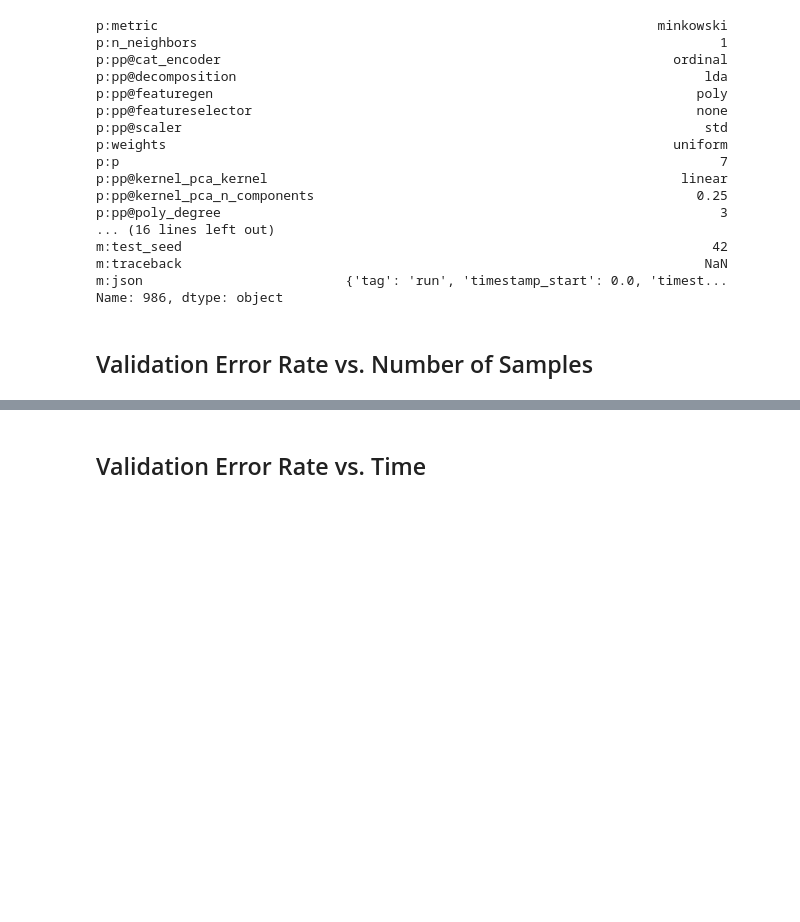
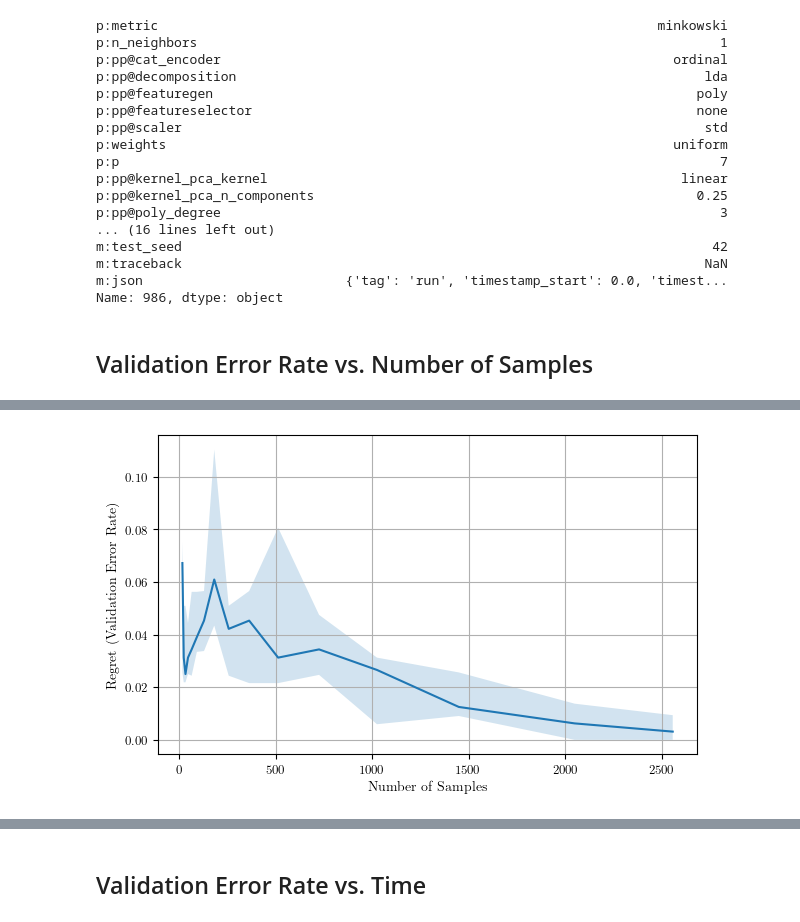
Before and after one commit to fmohr/lcdb, a Jupyter notebook: publications/2023-neurips/experiments/alcf/polaris/knn/analysis.ipynb, the cells around one changed output, grey strips where cells are left out. Saved outputs shown, nothing was run; the diff lists cells and outputs as text; code cells hidden in the pictures; blank space fills up the shorter version.

```diff
--- a/publications/2023-neurips/experiments/alcf/polaris/knn/analysis.ipynb
+++ b/publications/2023-neurips/experiments/alcf/polaris/knn/analysis.ipynb
@@ -206,0 +245,11 @@ plt.show()
+# %%
+fig, ax = plt.subplots(figsize=figsize)
+plot_regret_from_topk(anchor_values, error_rate_values, topk=10, ax=ax)
+ax.set_xlabel(f"Number of Samples")
+ax.set_ylabel(f"Regret (Validation Error Rate)")
+# ax.set_xscale("log")
+# ax.set_yscale("log")
+# plt.savefig(os.path.join(os.path.dirname(source_csv), "val_balanced_error_rate_vs_samples.jpg"), dpi=300, bbox_inches="tight")
+plt.show()
+# %% [output]
+[figure, added]
```
Also changed, not shown: parts of 13 cells of this notebook, 2 other files.
